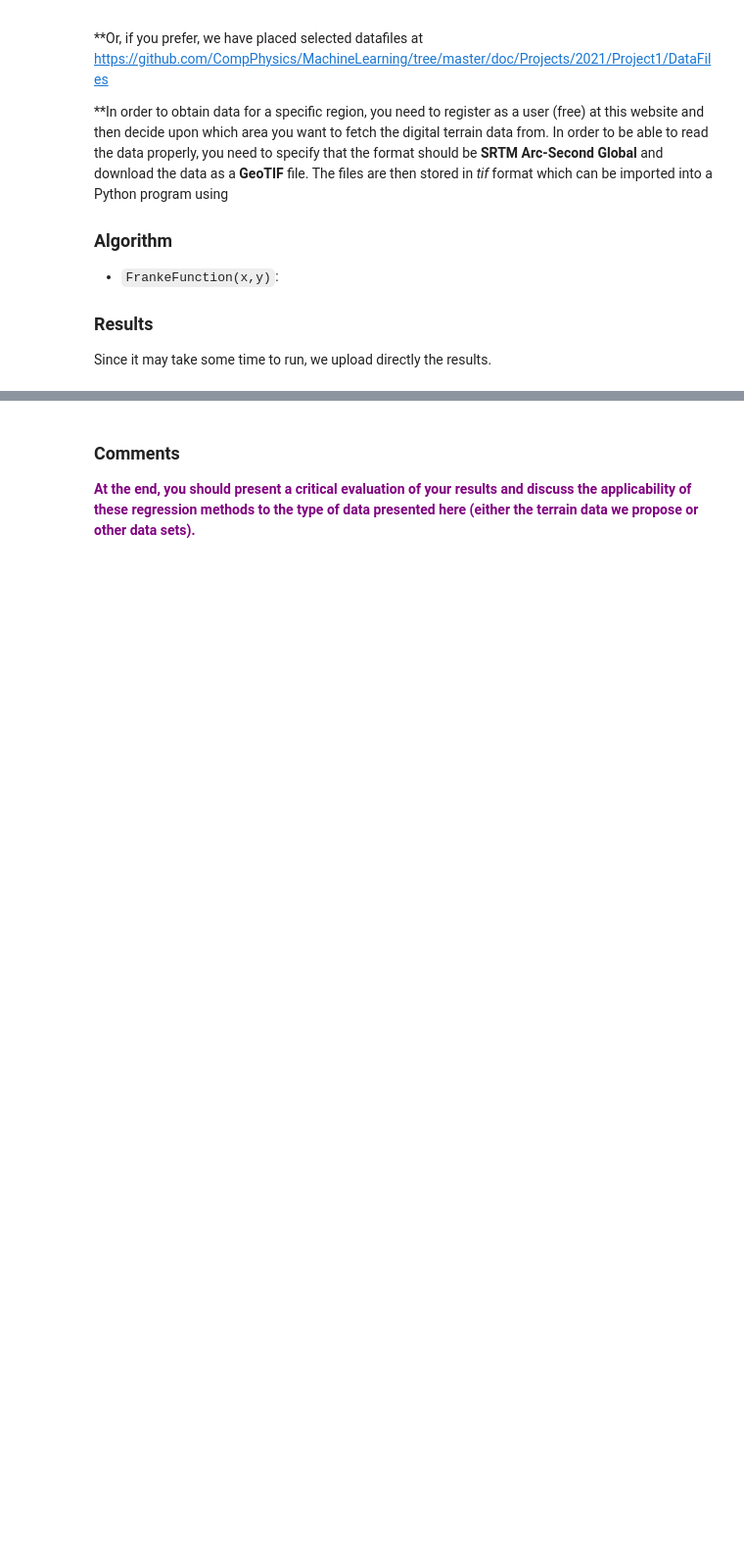
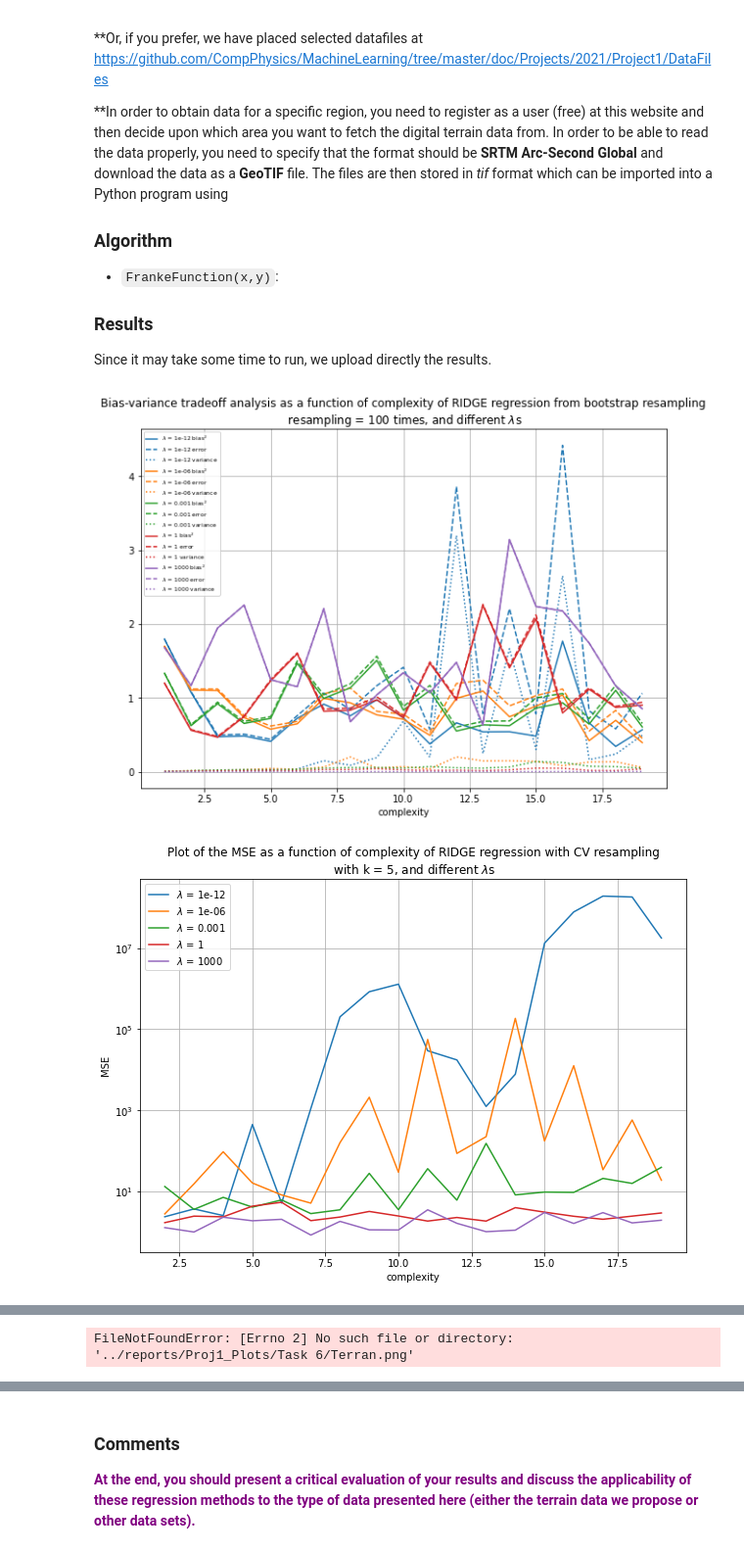
Before and after one commit to fridtjrg/FYS-STK4155, a Jupyter notebook: projects/reports/Project1_delivery.ipynb, the cells around one changed output, grey strips where cells are left out. Shown at 98% size. Cells and saved outputs as stored; diff of their text form; code cells hidden in the pictures; blank space fills up the shorter version.

```diff
--- a/projects/reports/Project1_delivery.ipynb
+++ b/projects/reports/Project1_delivery.ipynb
@@ -484,4 +499,7 @@ Python program using
 ### Results
 Since it may take some time to run, we upload directly the results.
 # %%
-"""%run ../1project/task6.py"""
+%run ../1project/task6.py
+# %% [output]
+[figure, added]
+[figure, added]
@@ -487,0 +510 @@ Since it may take some time to run, we upload directly the results.
+FileNotFoundError: [Errno 2] No such file or directory: '../reports/Proj1_Plots/Task 6/Terran.png'
```
Also changed, not shown: parts of 13 cells of this notebook, 53 other files.
